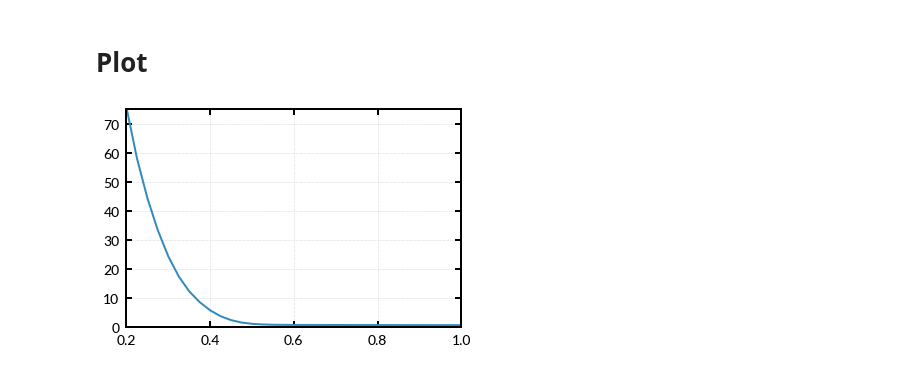
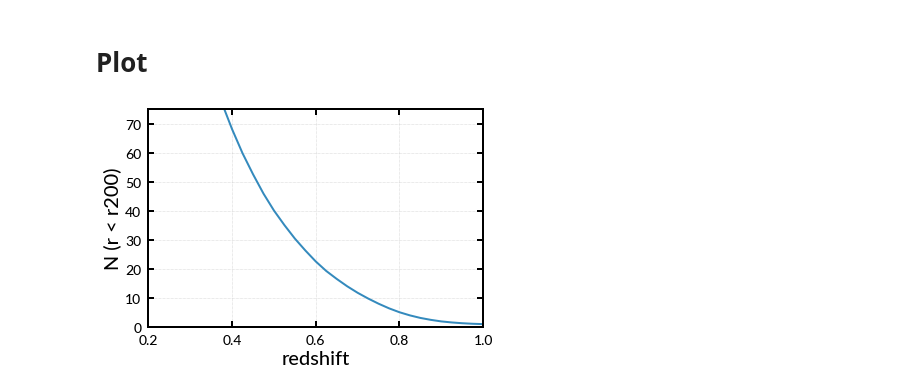
Before and after one commit to boada/planckClusters, a Jupyter notebook: analysis_ir/notebooks/04a. Liu et al -- full.ipynb, the cells around one changed output. Drawn from its saved outputs; the diff is of its cells as text; code cells hidden in the pictures.

```diff
--- a/analysis_ir/notebooks/04a. Liu et al -- full.ipynb
+++ b/analysis_ir/notebooks/04a. Liu et al -- full.ipynb
@@ -95,11 +95,11 @@ M200 = 1e15 * u.solMass
 V200 = M200/ (200 * rho_crit(zs, cosmo))
 
 # calculate the abs mag of our limiting magnitude as a function of z
-mlim = 20
-Mlim = mlim - cosmo.distmod(zs).value - model.get_kcorrects(zf, filters='r', zs=zs)
+mlim = 21.2
+Mlim = mlim - cosmo.distmod(zs).value - model.get_kcorrects(zf, filters='i', zs=zs)
 
 # Calculate the M_star values
-Mstar = model.get_absolute_mags(zf, filters='r', zs=zs)
+Mstar = model.get_absolute_mags(zf, filters='i', zs=zs)
 
 # Here are the Schechter function stuff from Liu et al.
 phi_star = 3.6 * cosmo.efunc(zs)**2
@@ -117,9 +117,11 @@ for phi, a, M_star, M_lim in zip(phi_star, alpha, Mstar, Mlim):
 # %%
 plt.plot(zs, (LF * V200.value + 1) * fr)
 ax = plt.gca()
 ax.set_yticks(np.arange(0, 75, 10))
 plt.xlim(0.2, 1)
 plt.ylim(0, 75)
+plt.xlabel('redshift')
+plt.ylabel('N (r < r200)')
 plt.grid()
 # %% [output]
-[figure, old version]
+[figure, new version]
```
Also changed, not shown: parts of 9 cells of this notebook.
